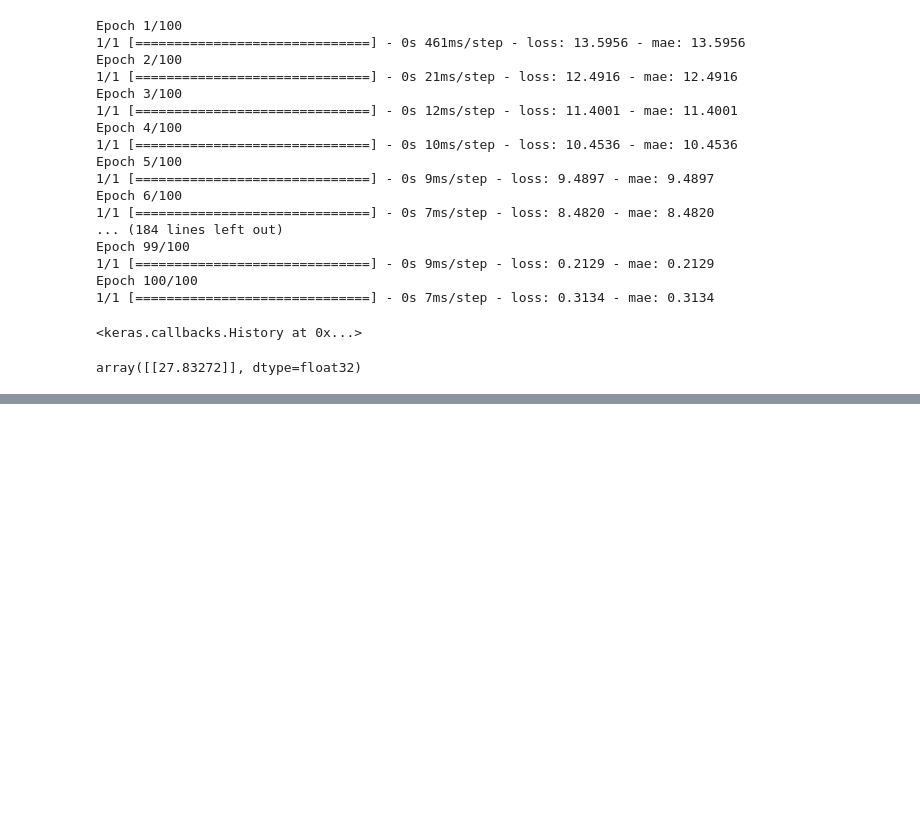
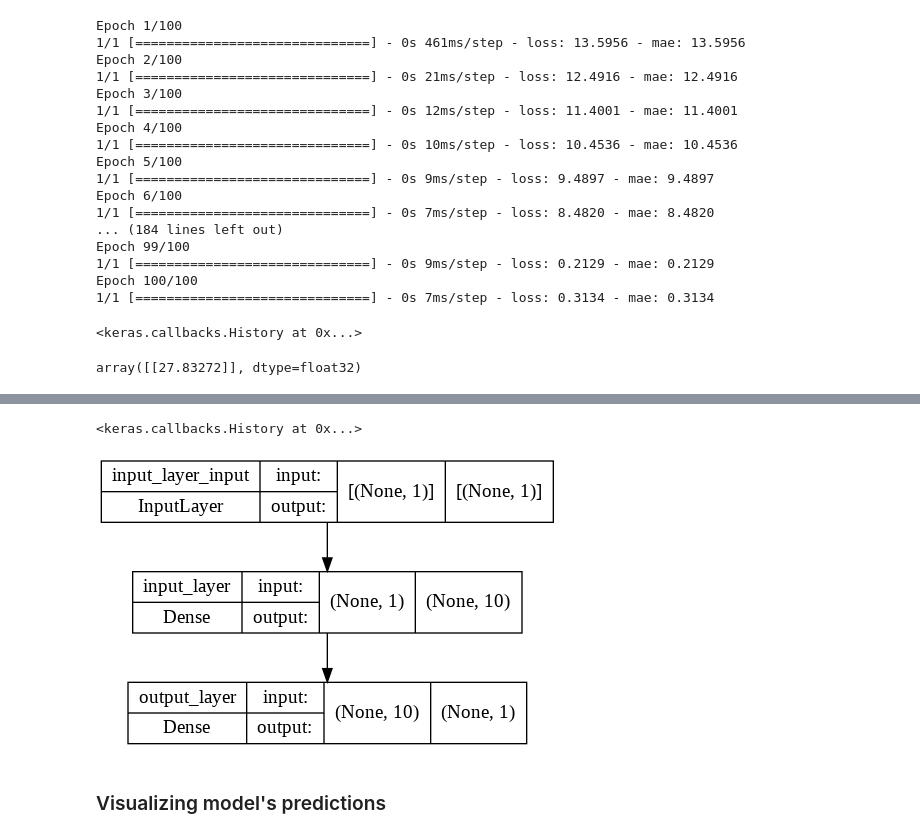
Before and after one commit to ysimonov/TensorFlow-Developer-Certificate-Course-Udemy, a Jupyter notebook: 01_tensorflow_regression.ipynb, the cells around one changed output, grey strips where cells are left out. Drawn from its saved outputs; the diff is of its cells as text; code cells hidden in the pictures; blank space fills up the shorter version.

```diff
--- a/01_tensorflow_regression.ipynb
+++ b/01_tensorflow_regression.ipynb
@@ -310,0 +418,21 @@ array([[27.83272]], dtype=float32)
+# %%
+# Let's create a model which builds automatically
+# by defining input shape argument
+tf.random.set_seed(42)
+
+# 1. Create a model (same as above)
+model = tf.keras.Sequential([
+    tf.keras.layers.Dense(10, input_shape=[1], name='input_layer'),
+    tf.keras.layers.Dense(1, name='output_layer') # input 1 number to predict 1 number
+],
+name = 'simple_model')
+
+# 2. Compile the model
+model.compile(
+    loss=tf.keras.losses.mae,
+    optimizer=tf.keras.optimizers.SGD(),
+    metrics=['mae']
+)
+
+# show model summary
+model.summary()
@@ -310,0 +460,14 @@ array([[27.83272]], dtype=float32)
+# %%
+# Let's fit model to the training data
+# verbose hides training loop printouts
+model.fit(X_train, y_train, epochs=100, verbose=0)
+# %% [output]
+<keras.callbacks.History at 0x...>
+# %%
+from tensorflow.keras.utils import plot_model
+
+plot_model(model=model, show_shapes=True)
+# %% [output]
+[figure, added]
+# %% [markdown]
+### Visualizing model's predictions
```
Also changed, not shown: parts of 15 cells of this notebook.
